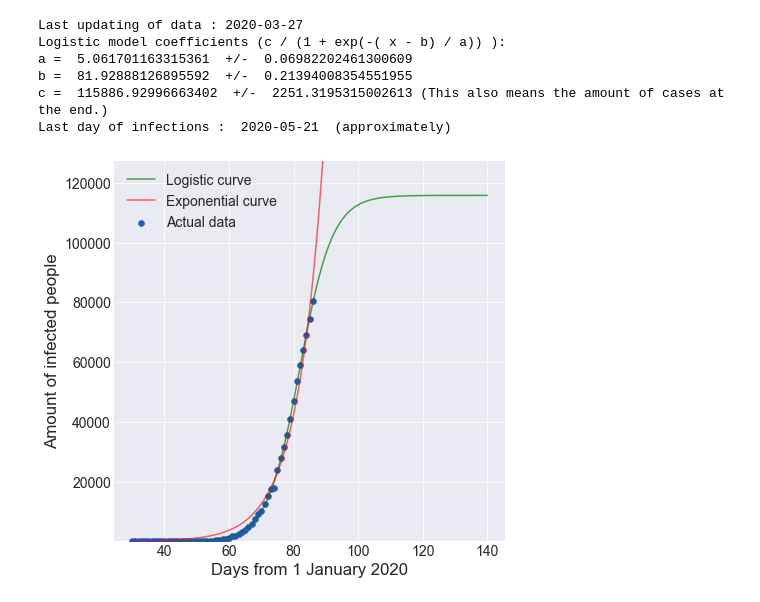
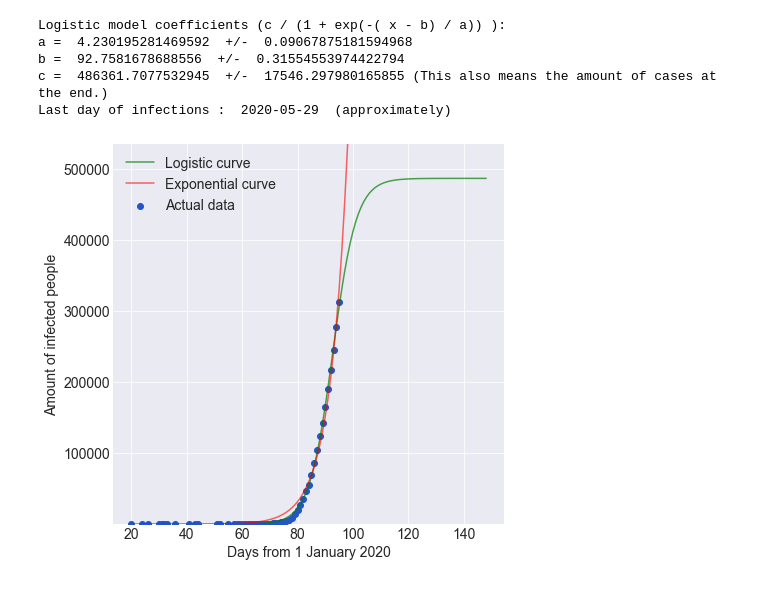
Before and after one commit to gersonrpq/Modeling-Covid-19, a Jupyter notebook: Modeling Covid-19.ipynb, the cells around one changed output. Drawn from its saved outputs; the diff is of its cells as text; code cells hidden in the pictures.

```diff
--- a/Modeling Covid-19.ipynb
+++ b/Modeling Covid-19.ipynb
@@ -120,13 +29,3 @@ Venezuela
 Vietnam
 Zambia
 Zimbabwe
-# %%
-fit_and_plot_a_country(country = 'Italy', cases = True , predictions = True)
-# %% [output]
-Last updating of data : 2020-03-27
-Logistic model coefficients (c / (1 + exp(-( x - b) / a)) ):
-a =  5.061701163315361  +/-  0.06982202461300609
-b =  81.92888126895592  +/-  0.21394008354551955
-c =  115886.92996663402  +/-  2251.3195315002613 (This also means the amount of cases at the end.)
-Last day of infections :  2020-05-21  (approximately)
-[figure, removed]
@@ -132,0 +211,11 @@ Last day of infections :  2020-05-21  (approximately)
+# %%
+US = CountryStatus("United States")
+# %%
+US.prediction()
+# %% [output]
+Logistic model coefficients (c / (1 + exp(-( x - b) / a)) ):
+a =  4.230195281469592  +/-  0.09067875181594968
+b =  92.7581678688556  +/-  0.31554553974422794
+c =  486361.7077532945  +/-  17546.297980165855 (This also means the amount of cases at the end.)
+Last day of infections :  2020-05-29  (approximately)
+[figure, added]
```
Also changed, not shown: parts of 5 cells of this notebook.
